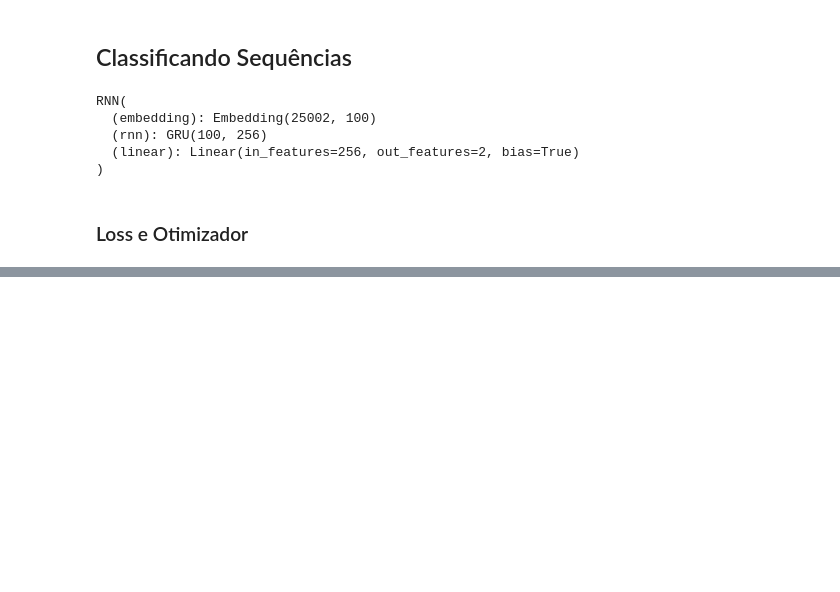
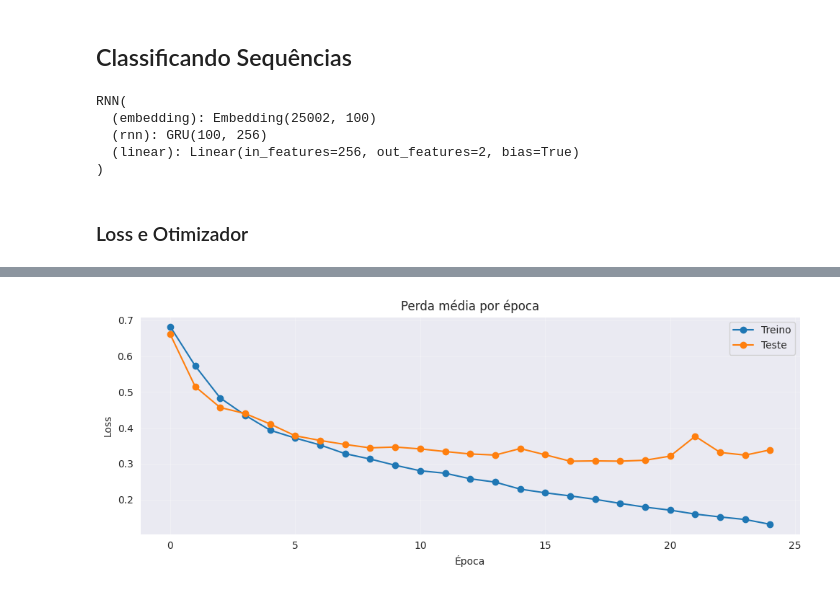
Before and after one commit to carlosvblessa/rn-recorrentes, a Jupyter notebook: 03-AnaliseDeSentimentos.ipynb, the cells around one changed output, grey strips where cells are left out. Drawn from its saved outputs; the diff is of its cells as text; code cells hidden in the pictures; blank space fills up the shorter version.

Commit message:
Treino 03-AnaliseDeSentimentos concluído

```diff
--- a/03-AnaliseDeSentimentos.ipynb
+++ b/03-AnaliseDeSentimentos.ipynb
@@ -494,0 +494,16 @@ Epoca: 4, Loss: 0.4107 +/- 0.0687, Acurácia: 0.8136
+# %%
+# Gráfico das perdas de treino e validação.
+import matplotlib.pyplot as plt
+
+plt.figure(figsize=(10, 4))
+plt.plot(loss_treino, label='Treino', marker='o')
+plt.plot(loss_test, label='Teste', marker='o')
+plt.title('Perda média por época')
+plt.xlabel('Época')
+plt.ylabel('Loss')
+plt.grid(True, alpha=0.3)
+plt.legend()
+plt.tight_layout()
+plt.show()
+# %% [output]
+[figure, added]
```
Also changed, not shown: parts of 4 cells of this notebook.
